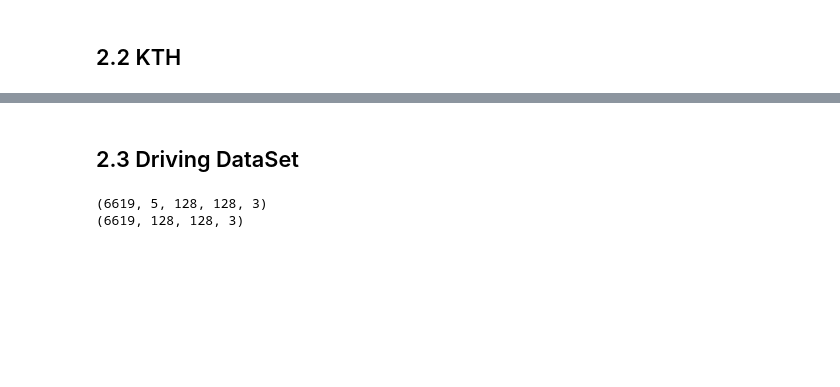
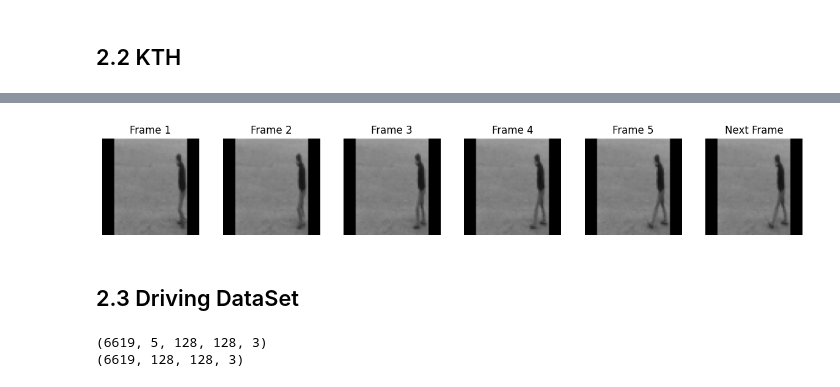
Before and after one commit to jmin07/Next-Frame-Prediction-Using-Beta-VAE, a Jupyter notebook: visualization.ipynb, the cells around one changed output, grey strips where cells are left out. Cells and saved outputs as stored; diff of their text form; code cells hidden in the pictures; blank space fills up the shorter version.

```diff
--- a/visualization.ipynb
+++ b/visualization.ipynb
@@ -509,3 +365,7 @@ calculate_ssim(y_scale_test[index], np.squeeze(predicted_image))
+# %%
+plot_sequence_with_target(kth_sc_x_train, kth_sc_y_train, index=1)
+# %% [output]
+[figure, added]
 # %% [markdown]
 ## 2.3 Driving DataSet
 # %%
```
Also changed, not shown: parts of 57 cells of this notebook.
